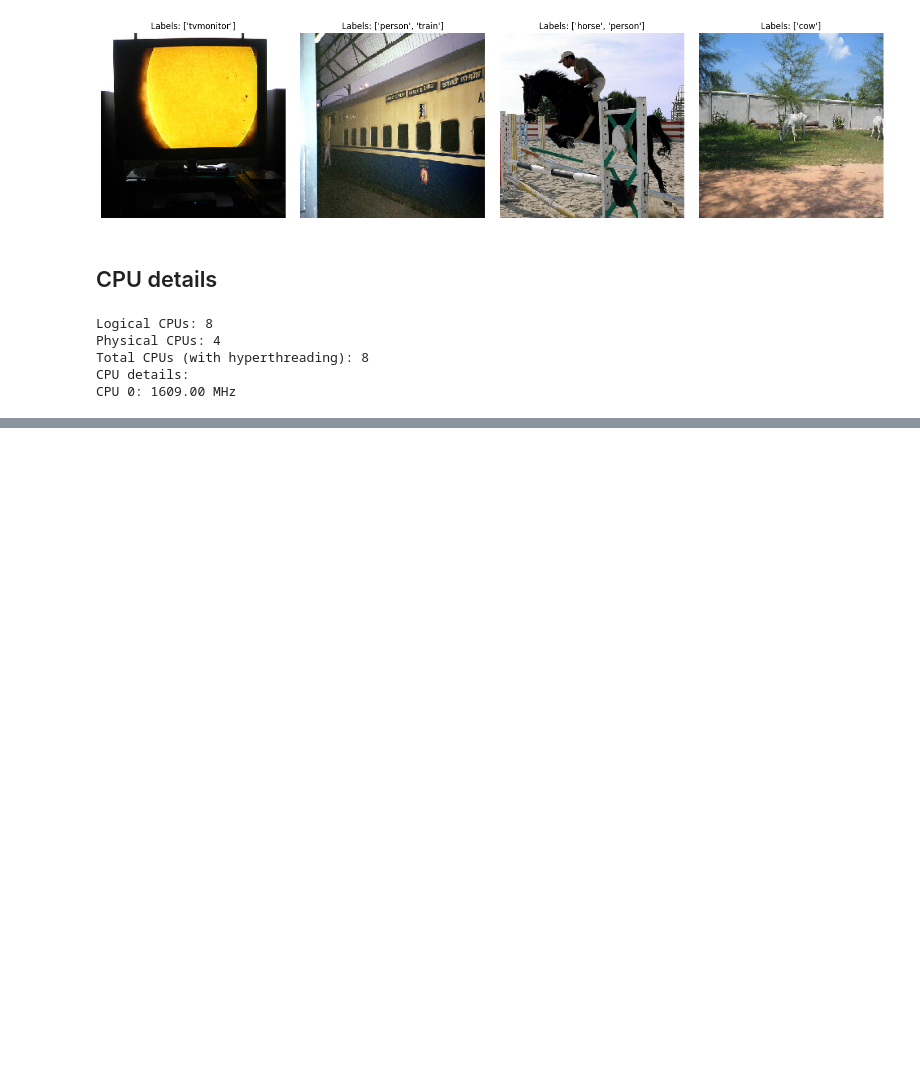
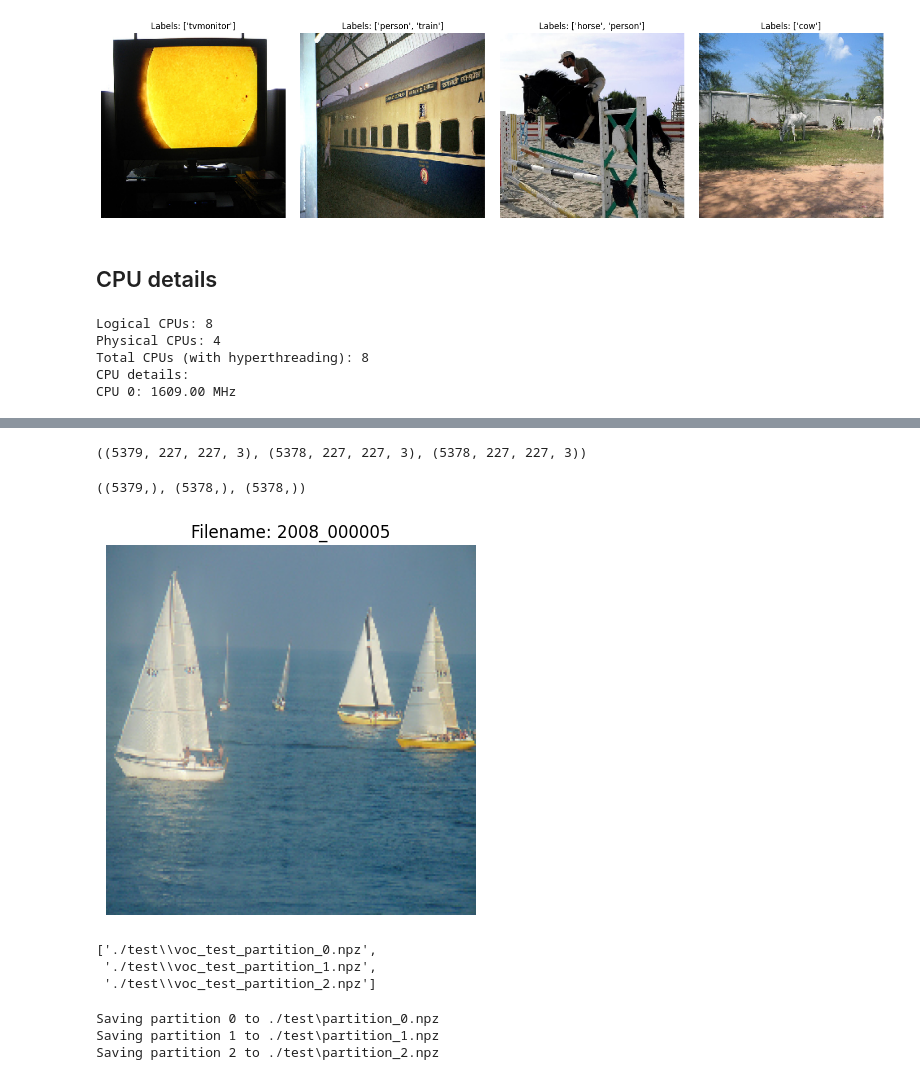
Before and after one commit to AAAlessandroP/imageRecognitionVOC2012, a Jupyter notebook: dataset_exporter.ipynb, the cells around one changed output, grey strips where cells are left out. Saved outputs shown, nothing was run; the diff lists cells and outputs as text; code cells hidden in the pictures; blank space fills up the shorter version.

Commit message:
Adding VOC test set images and notebook for serialization

```diff
--- a/dataset_exporter.ipynb
+++ b/dataset_exporter.ipynb
@@ -846,0 +849,4 @@ CPU 0: 1609.00 MHz
+# %%
+VOC_TEST_FOLDER = "D:\\VOC_2012\\test\\images"
+# %%
+TARGET_SIZE = (227, 227)
@@ -846,0 +896,4 @@ CPU 0: 1609.00 MHz
+# %%
+voc_test_images_array, voc_test_images_filename = load_images_with_filename(VOC_TEST_FOLDER)
+voc_test_images_filename_array = np.array(voc_test_images_filename, dtype=object)
+voc_test_images_array.shape, voc_test_images_filename_array.shape
@@ -846,0 +907,42 @@ CPU 0: 1609.00 MHz
+# %%
+voc_test_images_partition = np.array_split(voc_test_images_array, 3)
+voc_test_images_partition[0].shape, voc_test_images_partition[1].shape, voc_test_images_partition[2].shape
+# %% [output]
+((5379, 227, 227, 3), (5378, 227, 227, 3), (5378, 227, 227, 3))
+# %%
+voc_test_images_filename_partition = np.array_split(voc_test_images_filename_array, 3)
+voc_test_images_filename_partition[0].shape, voc_test_images_filename_partition[1].shape, voc_test_images_filename_partition[2].shape
+# %% [output]
+((5379,), (5378,), (5378,))
+# %%
+import matplotlib.pyplot as plt
+
+index = 2
+
+image = voc_test_images_array[index].astype('uint8')
+filename = voc_test_images_filename[index]
+
+plt.imshow(image)
+plt.title(f"Filename: {filename}")
+plt.axis('off')
+plt.show()
+# %% [output]
+[figure, added]
+# %%
+VOC_TEST_O_FOLDER = "./test"
+os.makedirs(VOC_TEST_O_FOLDER, exist_ok=True)
+
+VOC_TEST_COMPRESSED_PARTITIONS_PATH = [os.path.join(VOC_TEST_O_FOLDER, p) for p in [f"voc_test_partition_{i}.npz" for i in range(3)]]
+VOC_TEST_COMPRESSED_PARTITIONS_PATH
+# %% [output]
+['./test\\voc_test_partition_0.npz',
+ './test\\voc_test_partition_1.npz',
+ './test\\voc_test_partition_2.npz']
+# %%
+for i, partition_path in enumerate(VOC_TEST_COMPRESSED_PARTITIONS_PATH):
+    print(f"Saving partition {i} to {partition_path}")
+    np.savez_compressed(partition_path, images=voc_test_images_partition[i], filenames=voc_test_images_filename_partition[i])
+# %% [output]
+Saving partition 0 to ./test\partition_0.npz
+Saving partition 1 to ./test\partition_1.npz
+Saving partition 2 to ./test\partition_2.npz
```
Also changed, not shown: parts of 3 cells of this notebook, 1 other file.
